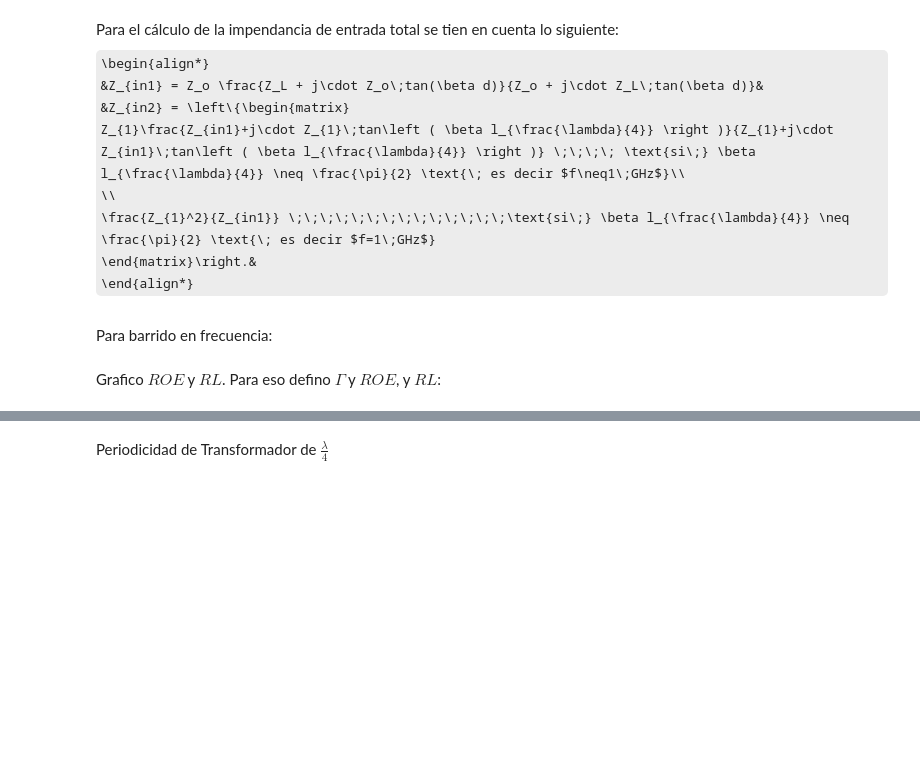
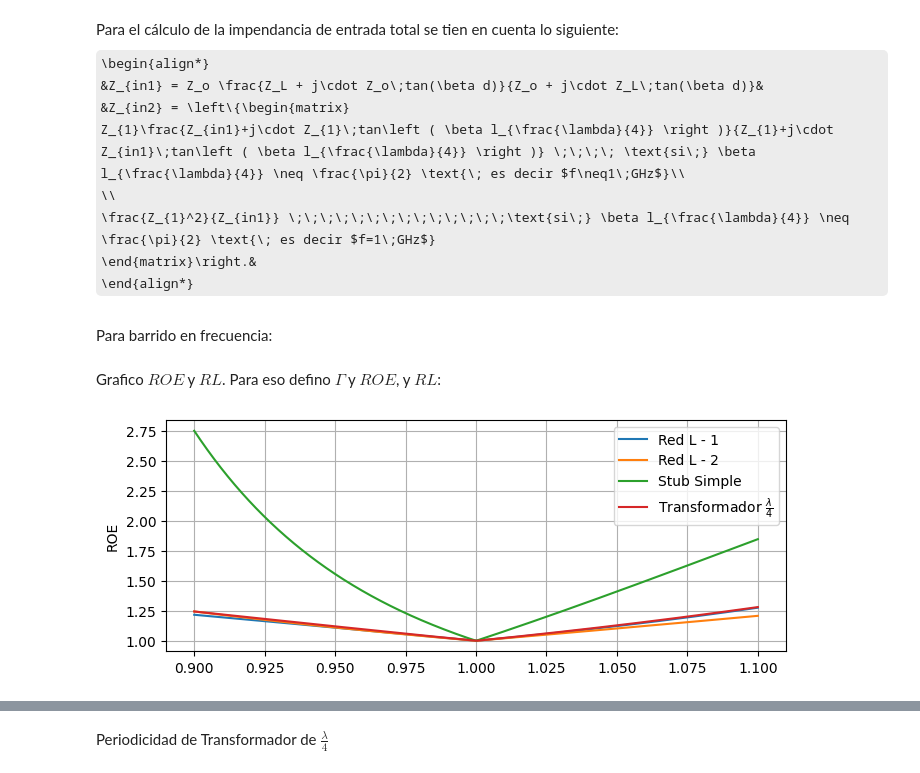
Before and after one commit to MilagrosMoutin/Microondas-TP2, a Jupyter notebook: Ejercicio2.ipynb, the cells around one changed output, grey strips where cells are left out. Drawn from its saved outputs; the diff is of its cells as text; code cells hidden in the pictures; some formulas as TeX source; blank space fills up the shorter version.

```diff
--- a/Ejercicio2.ipynb
+++ b/Ejercicio2.ipynb
@@ -152,5 +156,0 @@ Donde
-# %%
-beta_stubsimple = lambda f: (2*math.pi*f) / (3*1e8/np.sqrt(eef_stub_simple))
-G_stub_simple = lambda RL, XL, beta: RL*(1 + np.tan(beta*d_stub_simple)**2) / (RL**2 + (XL + Zo*np.tan(beta*d_stub_simple))**2)
-B_stub_simple = lambda RL, XL, beta: ( (RL**2 * np.tan(beta*d_stub_simple) ) - (Zo - (XL*np.tan(beta*d_stub_simple)))*(XL + (Zo*np.tan(beta*d_stub_simple)))) / (Zo*(RL**2 + (XL+Zo*np.tan(beta*d_stub_simple))**2))
-Z_in_stubsimple = lambda G, B, B_stub: 1 / (G + B*1J - B_stub*1J)
@@ -160,0 +157,8 @@ ZL_stub_simple = lambda f: Z_in_stubsimple(G_stub_simple(R,2*math.pi*f*L, beta_s
+# %%
+ls_stub_simple = [l_stub_par_correc(l_stub_par(B_stub_simple[0], True)), l_stub_par_correc(l_stub_par(B_stub_simple[0], False))]#CC y CA
+lambda_z_stub_simple = 3*1e8 / (1e9)
+beta_simple = lambda f_: 2*np.pi*f_ / (3*1e8)
+d_stub_simple = lambda_z_stub_simple * d_stub_simple[0]
+l_stub_simple = lambda_z_stub_simple * ls_stub_simple[1]
+print("d_stub = {} m".format(round(d_stub_simple,5)))
+print("l_stub = {} m".format(round(l_stub_simple,5)))
@@ -160,0 +181,5 @@ ZL_stub_simple = lambda f: Z_in_stubsimple(G_stub_simple(R,2*math.pi*f*L, beta_s
+# %%
+Yin_1 = lambda f_, ZL: 1/ (Zo*(ZL + Zo*np.tan(beta_simple(f_)*d_stub_simple)*1J) / (Zo + ZL*np.tan(beta_simple(f_)*d_stub_simple)*1J))
+Yin_stub = lambda f_: 1 / (1J*Zo/np.tan(beta_simple(f_)*l_stub_simple))
+Zin_stub_simple = lambda f_: 1 / (Yin_1(f_, R + 2*np.pi*L*f_*1J) - Yin_stub(f_))
+print(Zin_stub_simple(1e9))
@@ -278,15 +341,18 @@ Gamma = lambda Zl : (Zl-Zo) / (Zl+Zo)
 ROE = lambda r: (1+abs(r)) / (1-abs(r))
 RL = lambda r: -20*np.log(abs(r))
 # %%
-fig = plt.figure(figsize=(12,4))
+plt.figure(figsize=(8,3))
 x = np.linspace(900, 1100, 10000) * sc.mega
 plt.grid()
-#plt.plot(x*1e-9, ROE(Gamma(ZL_RedL_1(x))), label="Red L - 1")
-#plt.plot(x*1e-9, ROE(Gamma(ZL_RedL_2(x))), label="Red L - 2")
-#plt.plot(x*1e-9, ROE(Gamma(ZL_stub_simple(x))), label="Stub Simple")
+plt.plot(x*1e-9, ROE(Gamma(ZL_RedL_1(x))), label="Red L - 1")
+plt.plot(x*1e-9, ROE(Gamma(ZL_RedL_2(x))), label="Red L - 2")
+plt.plot(x*1e-9, ROE(Gamma(Zin_stub_simple(x))), label="Stub Simple")
 plt.plot(x*1e-9, ROE(Gamma(ZL_trans(x))), label=r"Transformador $\frac{\lambda}{4}$")
-plt.xlabel("f [GHz]")
+#plt.plot(x*1e-9, ROE(Gamma(Zin_stub_doble(x))), label = r"Stub Doble")
+#plt.xlabel("f [GHz]")
 plt.ylabel("ROE")
 plt.legend()
 plt.show()
+# %% [output]
+[figure, added]
 # %%
```
Also changed, not shown: parts of 27 cells of this notebook.
